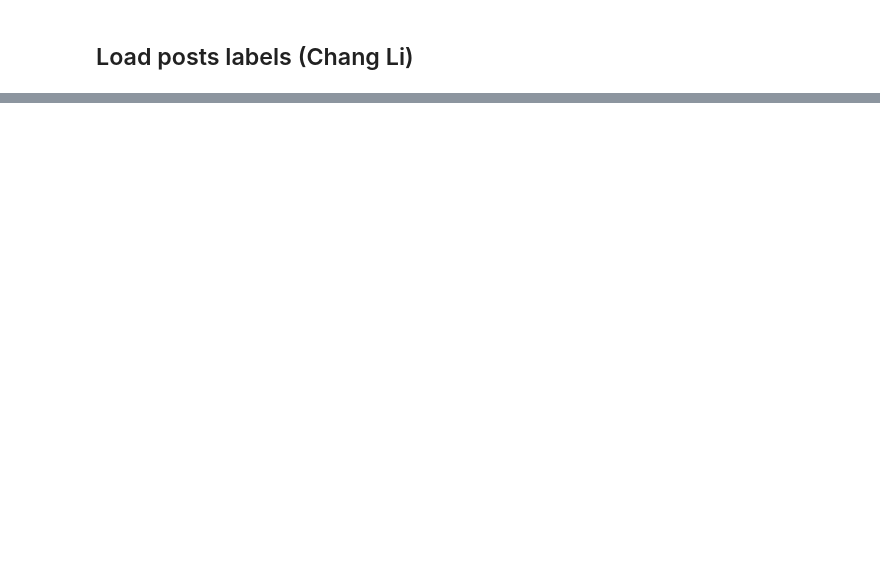
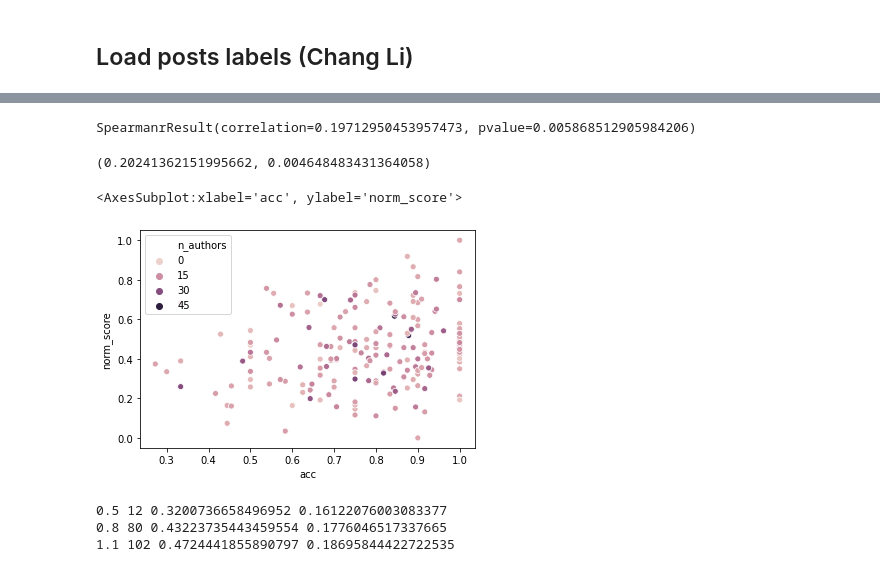
Before and after one commit to NasLabBgu/STEM, a Jupyter notebook: Examples/fourforum.ipynb, the cells around one changed output, grey strips where cells are left out. Drawn from its saved outputs; the diff is of its cells as text; code cells hidden in the pictures; blank space fills up the shorter version.

```diff
--- a/Examples/fourforum.ipynb
+++ b/Examples/fourforum.ipynb
@@ -628,0 +1106,4 @@ kcore.graph.order()
+# %%
+post_ids = {172, 173, 174, 184}
+nodes_to_retain = [n for n in conv.root.children if n.node_id >= 169]
+conv.root.children = nodes_to_retain
@@ -628,0 +1344,4 @@ kcore.graph.order()
+# %%
+merged_df = merged_df[(np.abs(stats.zscore(merged_df["acc"])) < 3)]
+merged_df = merged_df[(np.abs(stats.zscore(merged_df["norm_score"])) < 3)]
+merged_df
@@ -628,0 +1362,27 @@ kcore.graph.order()
+# %%
+stats.spearmanr(merged_df["acc"], merged_df["norm_score"])
+# %% [output]
+SpearmanrResult(correlation=0.19712950453957473, pvalue=0.005868512905984206)
+# %%
+stats.pearsonr(merged_df["acc"], merged_df["norm_score"])
+# %% [output]
+(0.20241362151995662, 0.004648483431364058)
+# %%
+sns.scatterplot(data=merged_df, x="acc", y="norm_score", hue="n_authors")
+# %% [output]
+<AxesSubplot:xlabel='acc', ylabel='norm_score'>
+[figure, added]
+# %%
+bins = [0, 0.5, 0.8, 1.1]
+
+for i in range(1, len(bins)):
+    prev = bins[i - 1]
+    b = bins[i]
+    ddf = merged_df[(merged_df["acc"] < b) & (merged_df["acc"] >= prev)]
+    print(b, len(ddf), np.mean(ddf["norm_score"]), np.std(ddf["norm_score"]))
+    # print(stats.spearmanr(ddf["acc"], ddf["norm_score"]))
+    # print(stats.pearsonr(ddf["acc"], ddf["norm_score"]))
+# %% [output]
+0.5 12 0.3200736658496952 0.16122076003083377
+0.8 80 0.43223735443459554 0.1776046517337665
+1.1 102 0.4724441855890797 0.18695844422722535
```
Also changed, not shown: parts of 93 cells of this notebook, 4 other files.
